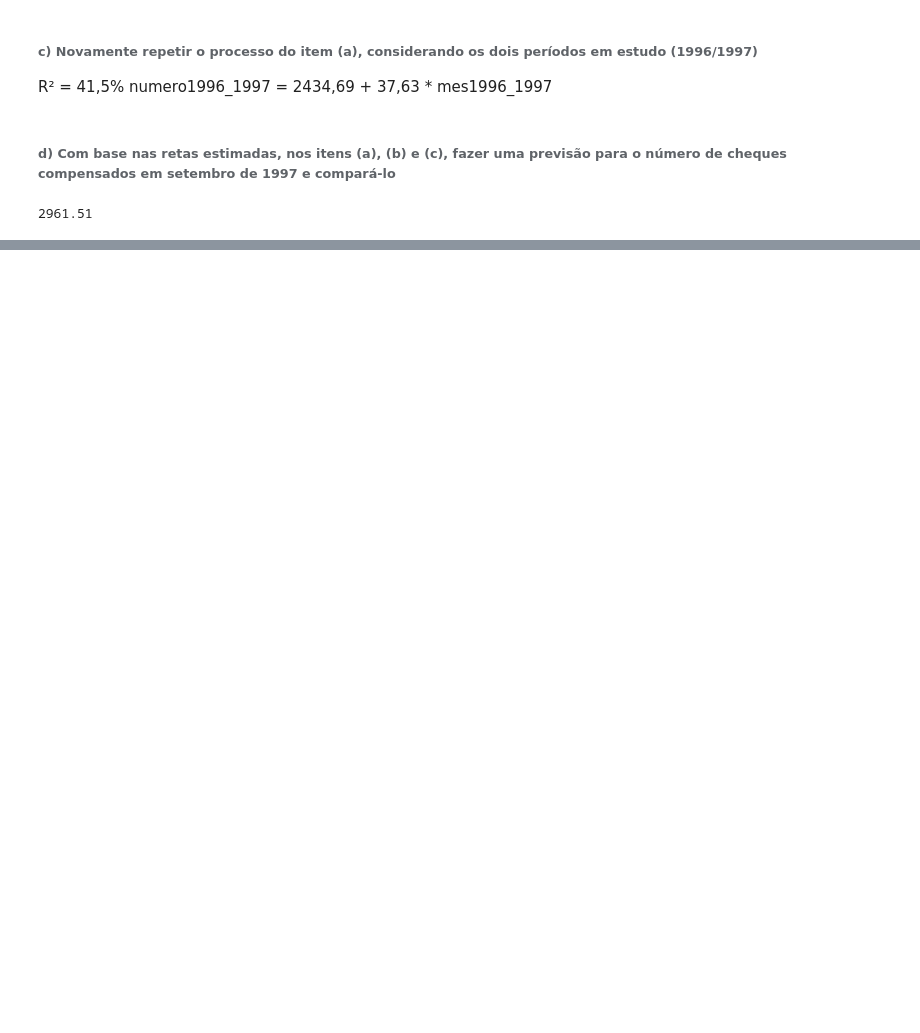
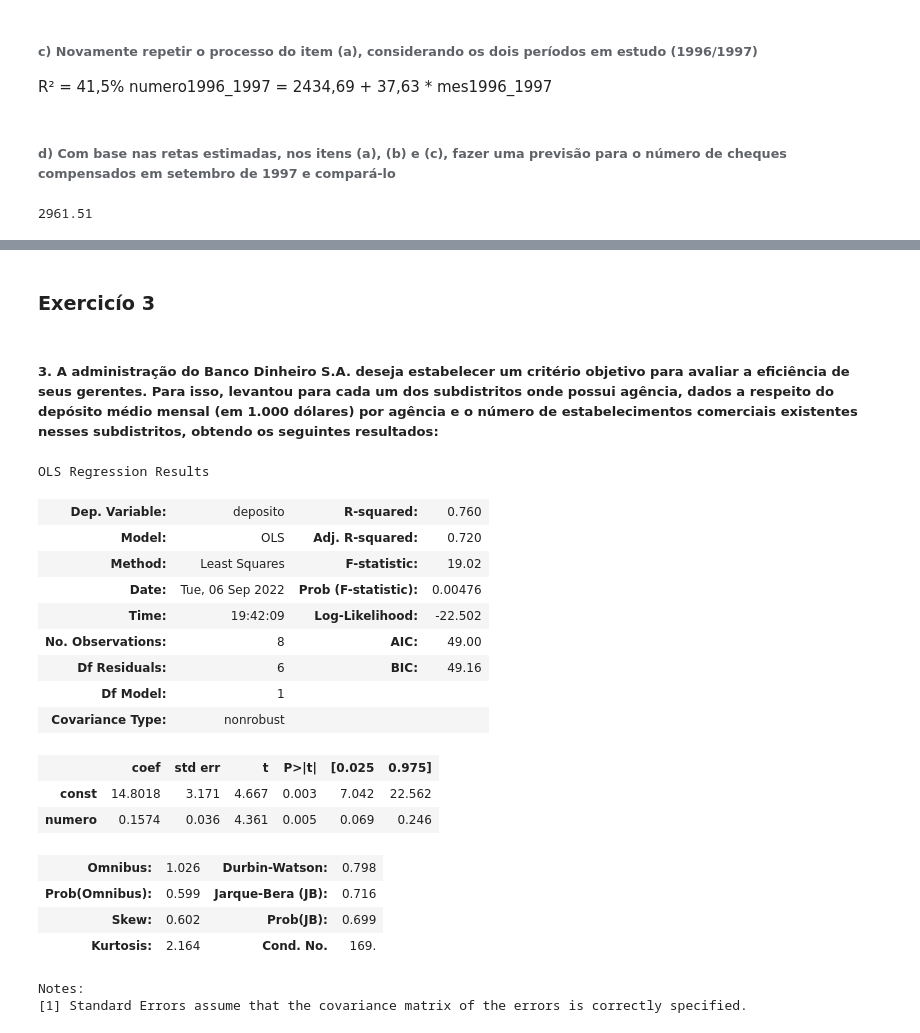
Before and after one commit to Nickcarv18/Businnes-Intelligence, a Jupyter notebook: listaExercicios_regressaoLinear.ipynb, the cells around one changed output, grey strips where cells are left out. Drawn from its saved outputs; the diff is of its cells as text; code cells hidden in the pictures; blank space fills up the shorter version.

```diff
--- a/listaExercicios_regressaoLinear.ipynb
+++ b/listaExercicios_regressaoLinear.ipynb
@@ -120,0 +180,4 @@ numero1996_1997 = 2434,69 + 37,63 * mes1996_1997
+# %% [markdown]
+### Exercicío 3
+# %% [markdown]
+##### 3. A administração do Banco Dinheiro S.A. deseja estabelecer um critério objetivo para avaliar a eficiência de seus gerentes. Para isso, levantou para cada um dos subdistritos onde possui agência, dados a respeito do depósito médio mensal (em 1.000 dólares) por agência e o número de estabelecimentos comerciais existentes nesses subdistritos, obtendo os seguintes resultados:
@@ -120,0 +189,26 @@ numero1996_1997 = 2434,69 + 37,63 * mes1996_1997
+# %%
+X = dados['numero']
+y = dados['deposito']
+X = sm.add_constant(X)
+model = sm.OLS(y,X).fit()
+model.summary()
+# %% [output]
+OLS Regression Results
+| Dep. Variable: | deposito | R-squared: | 0.760 |
+| Model: | OLS | Adj. R-squared: | 0.720 |
+| Method: | Least Squares | F-statistic: | 19.02 |
+| Date: | Tue, 06 Sep 2022 | Prob (F-statistic): | 0.00476 |
+| Time: | 19:42:09 | Log-Likelihood: | -22.502 |
+| No. Observations: | 8 | AIC: | 49.00 |
+| Df Residuals: | 6 | BIC: | 49.16 |
+| Df Model: | 1 |  |  |
+| Covariance Type: | nonrobust |  |  |
+|  | coef | std err | t | P>|t| | [0.025 | 0.975] |
+| const | 14.8018 | 3.171 | 4.667 | 0.003 | 7.042 | 22.562 |
+| numero | 0.1574 | 0.036 | 4.361 | 0.005 | 0.069 | 0.246 |
+| Omnibus: | 1.026 | Durbin-Watson: | 0.798 |
+| Prob(Omnibus): | 0.599 | Jarque-Bera (JB): | 0.716 |
+| Skew: | 0.602 | Prob(JB): | 0.699 |
+| Kurtosis: | 2.164 | Cond. No. | 169. |
+Notes:
+[1] Standard Errors assume that the covariance matrix of the errors is correctly specified.
```
Also changed, not shown: parts of 21 cells of this notebook.
